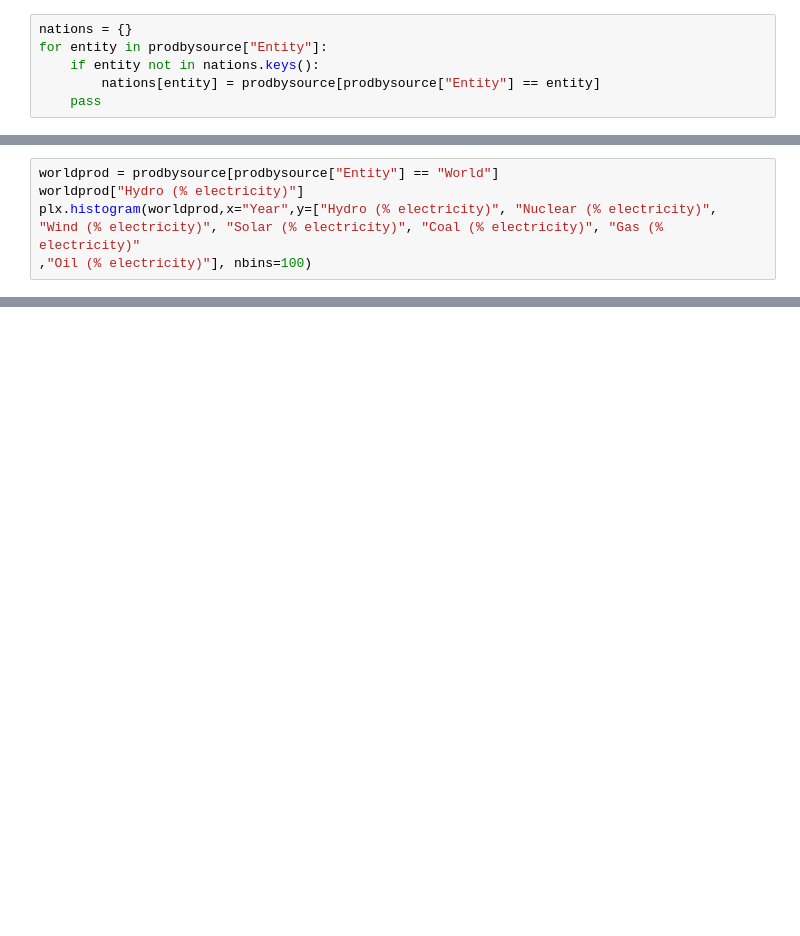
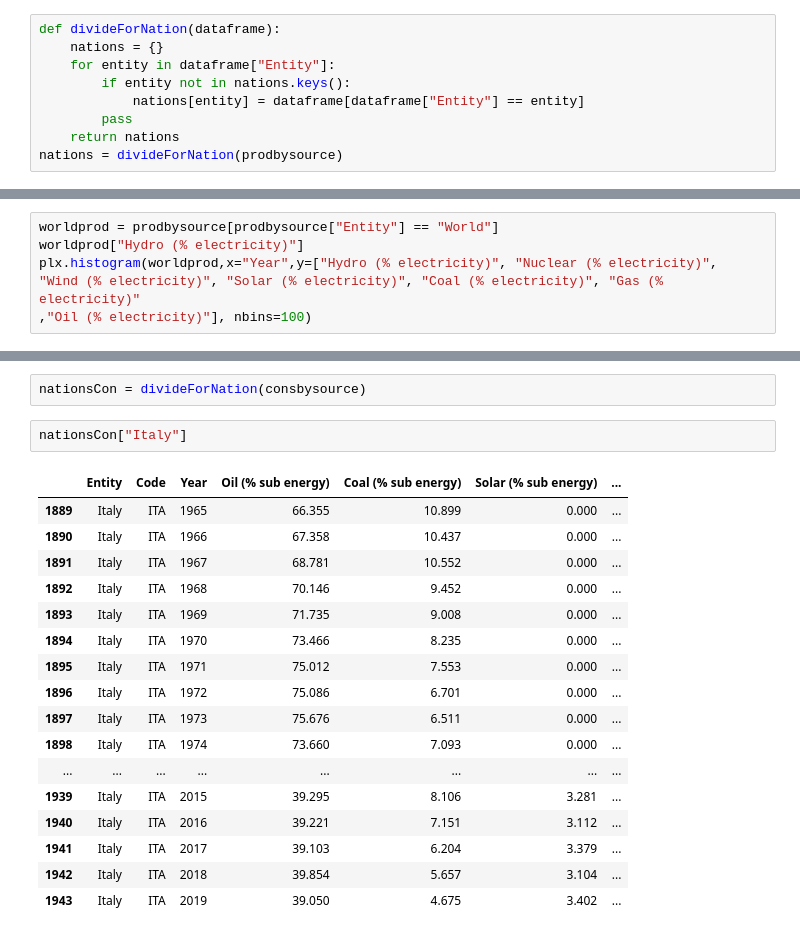
Before and after one commit to IlVirtuoso/Avrcp, a Jupyter notebook: DataVisual/doc/renewable.ipynb, the cells around one changed output, grey strips where cells are left out. Saved outputs shown, nothing was run; the diff lists cells and outputs as text; blank space fills up the shorter version.

```diff
--- a/DataVisual/doc/renewable.ipynb
+++ b/DataVisual/doc/renewable.ipynb
@@ -12,8 +12,11 @@ primaryConsumption = pd.read_csv("./dataset/Primary-energy-consumption-from-foss
 prodbysource = pd.read_csv("./dataset/share-elec-produc-by-source.csv")
 consbysource = pd.read_csv("./dataset/share-energy-consum-by-source.csv")
 # %%
-nations = {}
-for entity in prodbysource["Entity"]:
-    if entity not in nations.keys():
-        nations[entity] = prodbysource[prodbysource["Entity"] == entity]
-    pass
+def divideForNation(dataframe):
+    nations = {}
+    for entity in dataframe["Entity"]:
+        if entity not in nations.keys():
+            nations[entity] = dataframe[dataframe["Entity"] == entity]
+        pass
+    return nations
+nations = divideForNation(prodbysource)
@@ -60,0 +38,22 @@ nationProdStats(nations["Sweden"])
+# %%
+nationsCon = divideForNation(consbysource)
+# %%
+nationsCon["Italy"]
+# %% [output]
+|  | Entity | Code | Year | Oil (% sub energy) | Coal (% sub energy) | Solar (% sub energy) | ... |
+| 1889 | Italy | ITA | 1965 | 66.355 | 10.899 | 0.000 | ... |
+| 1890 | Italy | ITA | 1966 | 67.358 | 10.437 | 0.000 | ... |
+| 1891 | Italy | ITA | 1967 | 68.781 | 10.552 | 0.000 | ... |
+| 1892 | Italy | ITA | 1968 | 70.146 | 9.452 | 0.000 | ... |
+| 1893 | Italy | ITA | 1969 | 71.735 | 9.008 | 0.000 | ... |
+| 1894 | Italy | ITA | 1970 | 73.466 | 8.235 | 0.000 | ... |
+| 1895 | Italy | ITA | 1971 | 75.012 | 7.553 | 0.000 | ... |
+| 1896 | Italy | ITA | 1972 | 75.086 | 6.701 | 0.000 | ... |
+| 1897 | Italy | ITA | 1973 | 75.676 | 6.511 | 0.000 | ... |
+| 1898 | Italy | ITA | 1974 | 73.660 | 7.093 | 0.000 | ... |
+| ... | ... | ... | ... | ... | ... | ... | ... |
+| 1939 | Italy | ITA | 2015 | 39.295 | 8.106 | 3.281 | ... |
+| 1940 | Italy | ITA | 2016 | 39.221 | 7.151 | 3.112 | ... |
+| 1941 | Italy | ITA | 2017 | 39.103 | 6.204 | 3.379 | ... |
+| 1942 | Italy | ITA | 2018 | 39.854 | 5.657 | 3.104 | ... |
+| 1943 | Italy | ITA | 2019 | 39.050 | 4.675 | 3.402 | ... |
```
Also changed, not shown: parts of 5 cells of this notebook, 18 other files.
